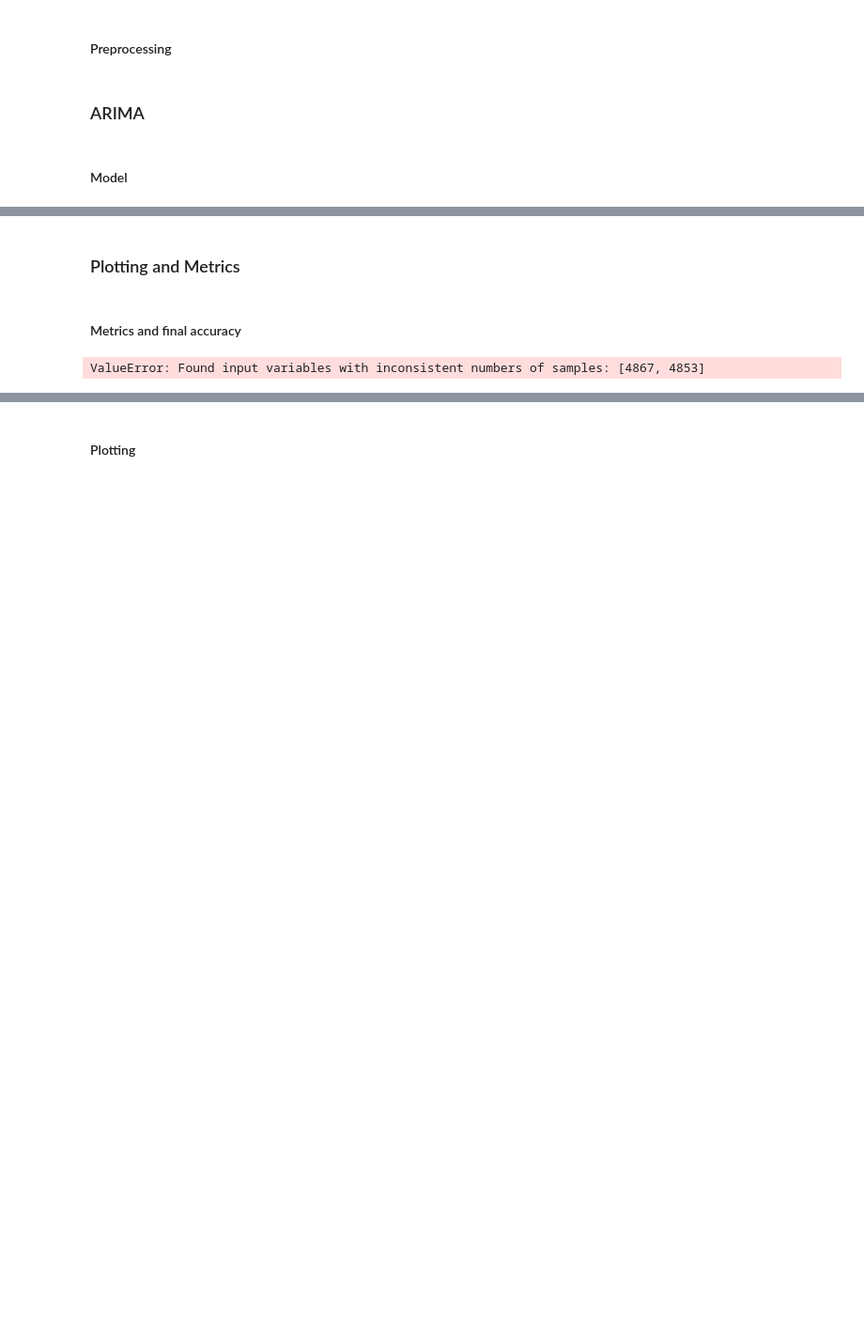
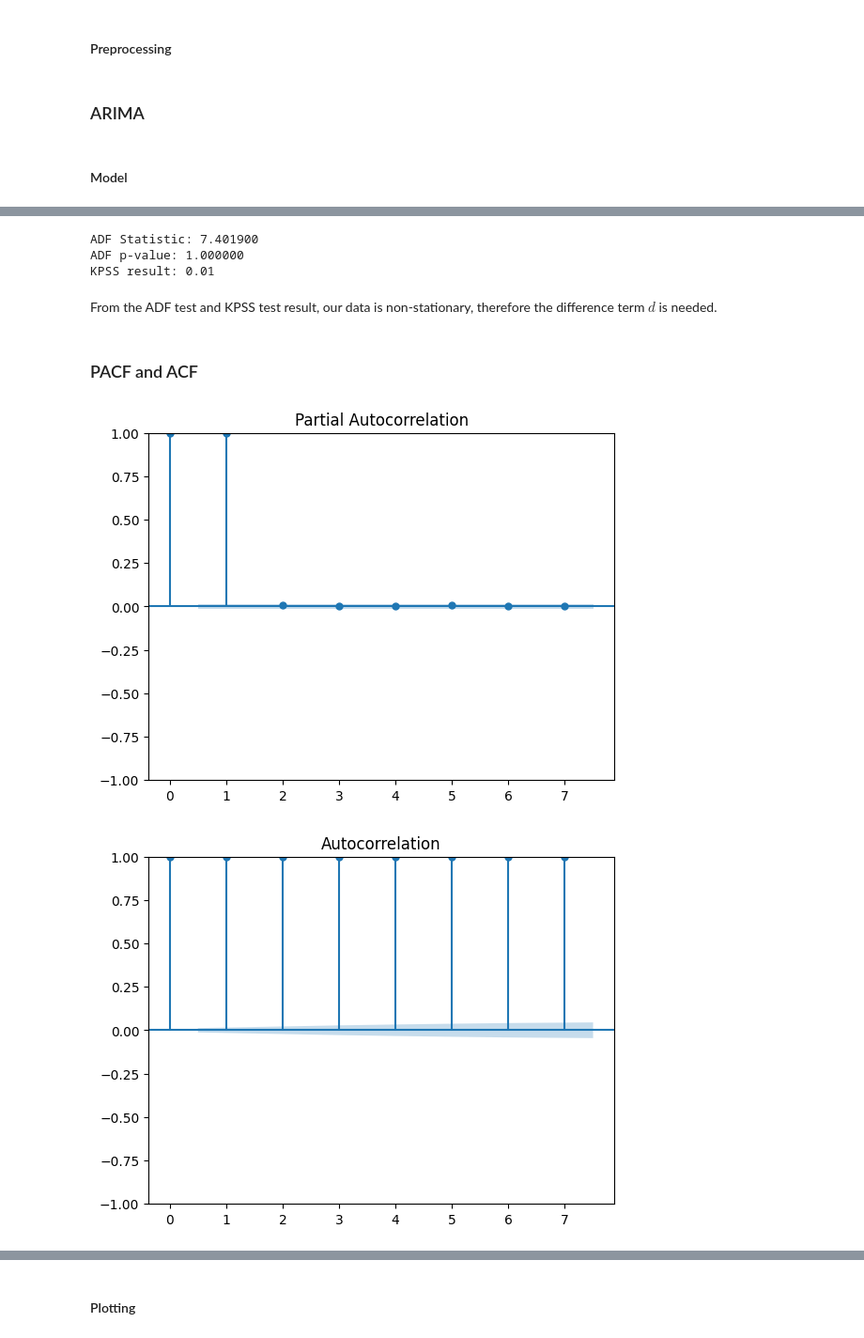
Before and after one commit to AdrienBelanger/451-Project, a Jupyter notebook: Implementation/ARIMA/arima v2.ipynb, the cells around one changed output, grey strips where cells are left out. Shown at 94% size. Saved outputs shown, nothing was run; the diff lists cells and outputs as text; code cells hidden in the pictures; blank space fills up the shorter version.

Commit message:
arima update

```diff
--- a/Implementation/ARIMA/arima v2.ipynb
+++ b/Implementation/ARIMA/arima v2.ipynb
@@ -181,18 +168,30 @@ weighted avg       0.99      0.28      0.43      4853
+# %%
+from statsmodels.tsa.stattools import adfuller
+
+df = dfs['^GSPC']
+
+adf_test = adfuller(df['Close'])
+# Output the results
+print('ADF Statistic: %f' % adf_test[0])
+print('ADF p-value: %f' % adf_test[1])
+
+from statsmodels.tsa.stattools import kpss
+kpss_result = kpss(df['Close'])
+print(f'KPSS result: {kpss_result[1]}')
+# %% [output]
+ADF Statistic: 7.401900
+ADF p-value: 1.000000
+KPSS result: 0.01
+# %% [markdown]
+From the ADF test and KPSS test result, our data is non-stationary, therefore the difference term $d$ is needed.
 # %% [markdown]
-### Plotting and Metrics
+### PACF and ACF
-# %% [markdown]
-#### Metrics and final accuracy
-# %%
-##### GET ACCURACY AND CONFUSION MATRIX #####
-predictions_as_classes = np.array(arima_predictions[:len(y_test)])
-accuracy = accuracy_score(y_test, predictions_as_classes)
-
-confusion_matrix_var = confusion_matrix(y_test, predictions_as_classes)
-
-#############################################
-
-
-### FINAL ACCURACY
-print(f"Test Accuracy: {accuracy}") # print our final accuracy
-# %% [output]
-ValueError: Found input variables with inconsistent numbers of samples: [4867, 4853]
+# %%
+from statsmodels.graphics.tsaplots import plot_acf, plot_pacf
+df = dfs['^GSPC']
+plot_pacf(df['Close'], lags=7)
+plot_acf(df['Close'], lags=7)
+plt.show()
+# %% [output]
+[figure, added]
+[figure, added]
```
Also changed, not shown: parts of 11 cells of this notebook.
